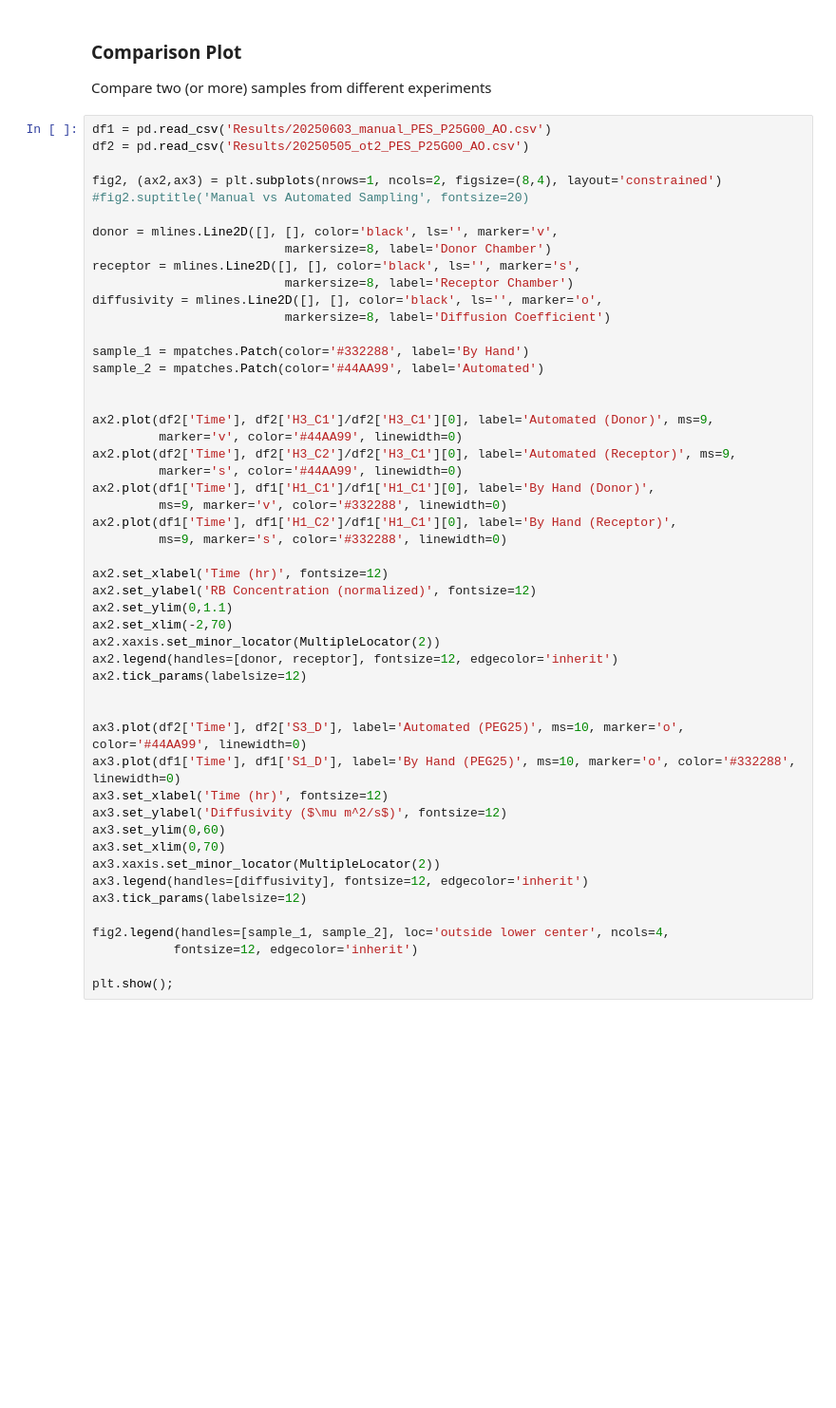
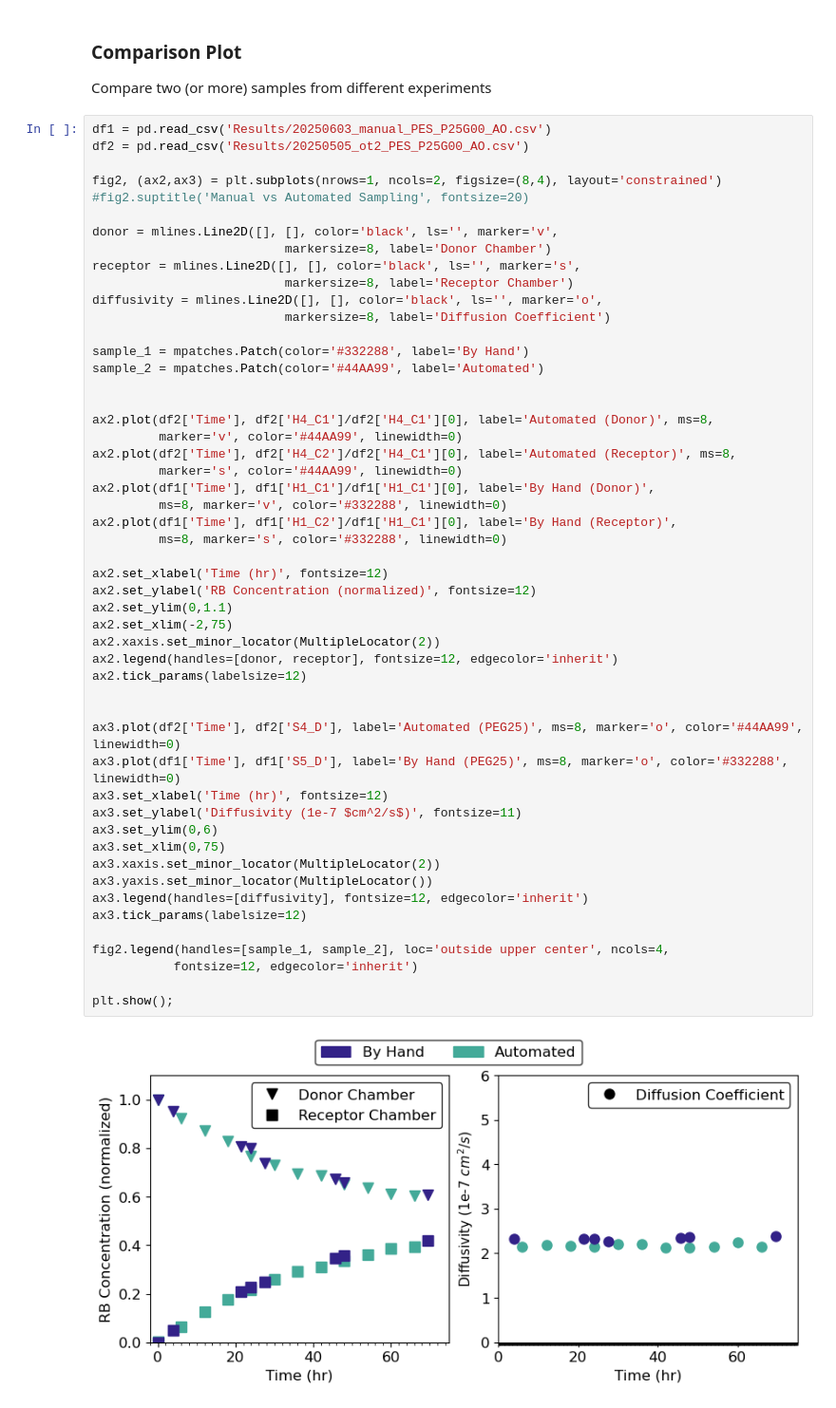
Before and after one commit to pozzo-research-group/OT2-ADT, a Jupyter notebook: OT2_ADT/ADT Data Analysis/ADT_Data_Analysis_Walkthrough.ipynb, the cells around one changed output. Shown: that part at 95% size. Drawn from its saved outputs; the diff is of its cells as text; blank space fills up the shorter version.

```diff
--- a/OT2_ADT/ADT Data Analysis/ADT_Data_Analysis_Walkthrough.ipynb
+++ b/OT2_ADT/ADT Data Analysis/ADT_Data_Analysis_Walkthrough.ipynb
@@ -416,41 +432,44 @@ donor = mlines.Line2D([], [], color='black', ls='', marker='v',
 receptor = mlines.Line2D([], [], color='black', ls='', marker='s',
                           markersize=8, label='Receptor Chamber')
 diffusivity = mlines.Line2D([], [], color='black', ls='', marker='o',
                           markersize=8, label='Diffusion Coefficient')
 
 sample_1 = mpatches.Patch(color='#332288', label='By Hand')
 sample_2 = mpatches.Patch(color='#44AA99', label='Automated')
 
 
-ax2.plot(df2['Time'], df2['H3_C1']/df2['H3_C1'][0], label='Automated (Donor)', ms=9,
+ax2.plot(df2['Time'], df2['H4_C1']/df2['H4_C1'][0], label='Automated (Donor)', ms=8,
          marker='v', color='#44AA99', linewidth=0)
-ax2.plot(df2['Time'], df2['H3_C2']/df2['H3_C1'][0], label='Automated (Receptor)', ms=9,
+ax2.plot(df2['Time'], df2['H4_C2']/df2['H4_C1'][0], label='Automated (Receptor)', ms=8,
          marker='s', color='#44AA99', linewidth=0)
 ax2.plot(df1['Time'], df1['H1_C1']/df1['H1_C1'][0], label='By Hand (Donor)',
-         ms=9, marker='v', color='#332288', linewidth=0)
+         ms=8, marker='v', color='#332288', linewidth=0)
 ax2.plot(df1['Time'], df1['H1_C2']/df1['H1_C1'][0], label='By Hand (Receptor)',
-         ms=9, marker='s', color='#332288', linewidth=0)
+         ms=8, marker='s', color='#332288', linewidth=0)
 
 ax2.set_xlabel('Time (hr)', fontsize=12)
 ax2.set_ylabel('RB Concentration (normalized)', fontsize=12)
 ax2.set_ylim(0,1.1)
-ax2.set_xlim(-2,70)
+ax2.set_xlim(-2,75)
 ax2.xaxis.set_minor_locator(MultipleLocator(2))
 ax2.legend(handles=[donor, receptor], fontsize=12, edgecolor='inherit')
 ax2.tick_params(labelsize=12)
 
 
-ax3.plot(df2['Time'], df2['S3_D'], label='Automated (PEG25)', ms=10, marker='o', color='#44AA99', linewidth=0)
-ax3.plot(df1['Time'], df1['S1_D'], label='By Hand (PEG25)', ms=10, marker='o', color='#332288', linewidth=0)
+ax3.plot(df2['Time'], df2['S4_D'], label='Automated (PEG25)', ms=8, marker='o', color='#44AA99', linewidth=0)
+ax3.plot(df1['Time'], df1['S5_D'], label='By Hand (PEG25)', ms=8, marker='o', color='#332288', linewidth=0)
 ax3.set_xlabel('Time (hr)', fontsize=12)
-ax3.set_ylabel('Diffusivity ($\mu m^2/s$)', fontsize=12)
-ax3.set_ylim(0,60)
-ax3.set_xlim(0,70)
+ax3.set_ylabel('Diffusivity (1e-7 $cm^2/s$)', fontsize=11)
+ax3.set_ylim(0,6)
+ax3.set_xlim(0,75)
 ax3.xaxis.set_minor_locator(MultipleLocator(2))
+ax3.yaxis.set_minor_locator(MultipleLocator())
 ax3.legend(handles=[diffusivity], fontsize=12, edgecolor='inherit')
 ax3.tick_params(labelsize=12)
 
-fig2.legend(handles=[sample_1, sample_2], loc='outside lower center', ncols=4,
+fig2.legend(handles=[sample_1, sample_2], loc='outside upper center', ncols=4,
            fontsize=12, edgecolor='inherit')
 
 plt.show();
+# %% [output]
+[figure, added]
```
Also changed, not shown: parts of 12 cells of this notebook, 12 other files.
